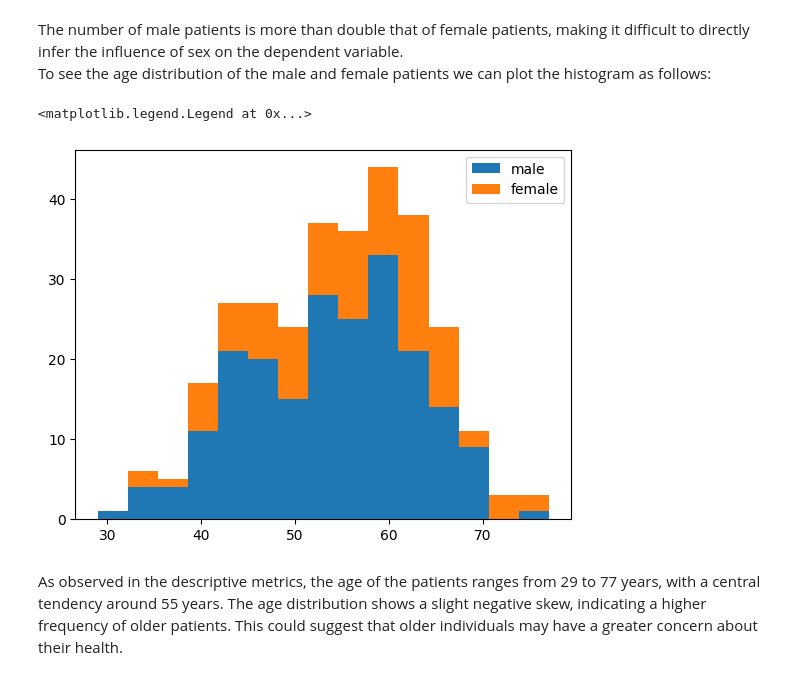
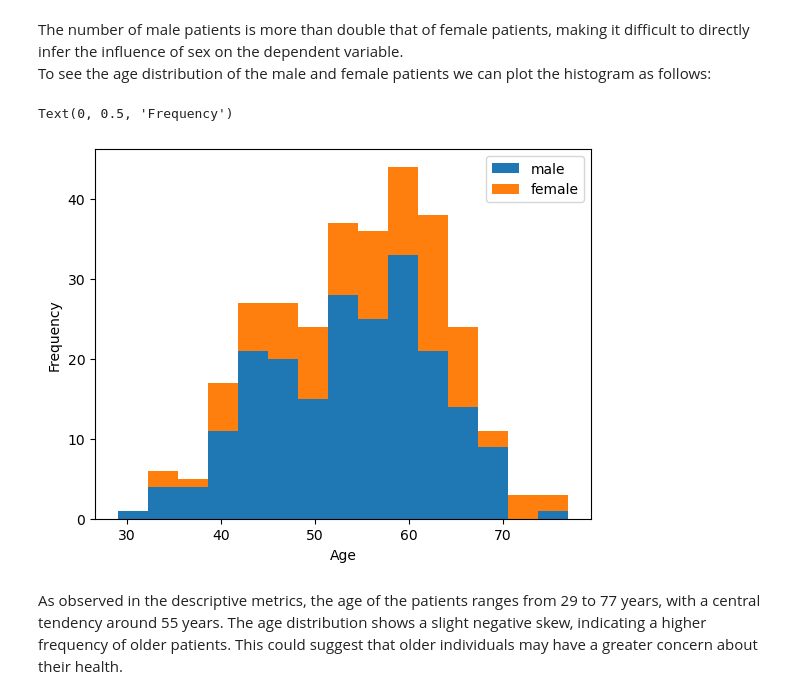
Before and after one commit to sebsci/Heart-disease-detection-project, a Jupyter notebook: Heart_disease_project.ipynb, the cells around one changed output. Saved outputs shown, nothing was run; the diff lists cells and outputs as text; code cells hidden in the pictures.

```diff
--- a/Heart_disease_project.ipynb
+++ b/Heart_disease_project.ipynb
@@ -95,12 +93,15 @@ Name: count, dtype: int64
 The number of male patients is more than double that of female patients, making it difficult to directly infer the influence of sex on the dependent variable.<br>
 To see the age distribution of the male and female patients we can plot the histogram as follows:
 # %%
+fig, ax = plt.subplots(1, 1)
 plt.hist([df.loc[df['sex'] == 1]['age'], df.loc[df['sex'] == 0]['age']], 15, stacked = True)
 labels = ['male', 'female']
 plt.legend(labels)
+ax.set_xlabel('Age')
+ax.set_ylabel('Frequency')
 # %% [output]
-<matplotlib.legend.Legend at 0x...>
+Text(0, 0.5, 'Frequency')
-[figure, old version]
+[figure, new version]
 # %% [markdown]
 As observed in the descriptive metrics, the age of the patients ranges from 29 to 77 years, with a central tendency around 55 years. The age distribution shows a slight negative skew, indicating a higher frequency of older patients. This could suggest that older individuals may have a greater concern about their health.
 # %%
```
Also changed, not shown: parts of 6 cells of this notebook.
